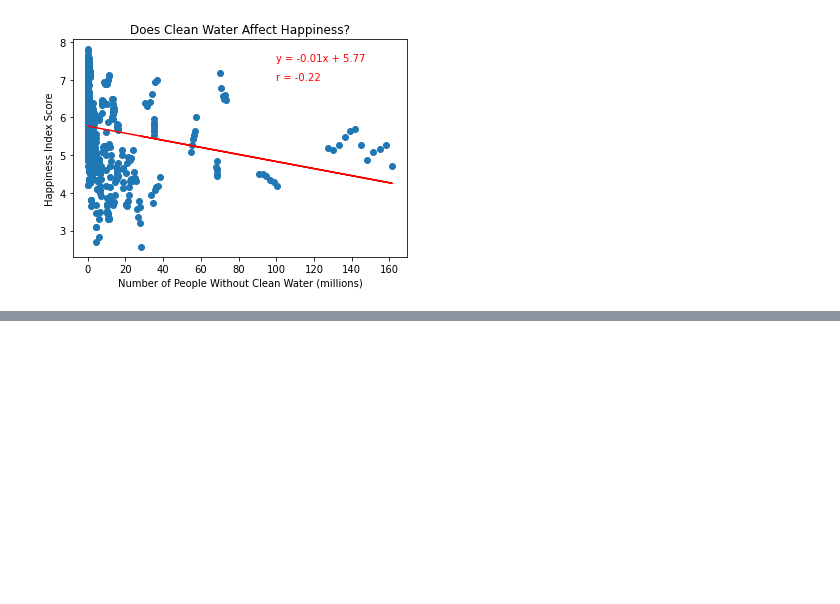
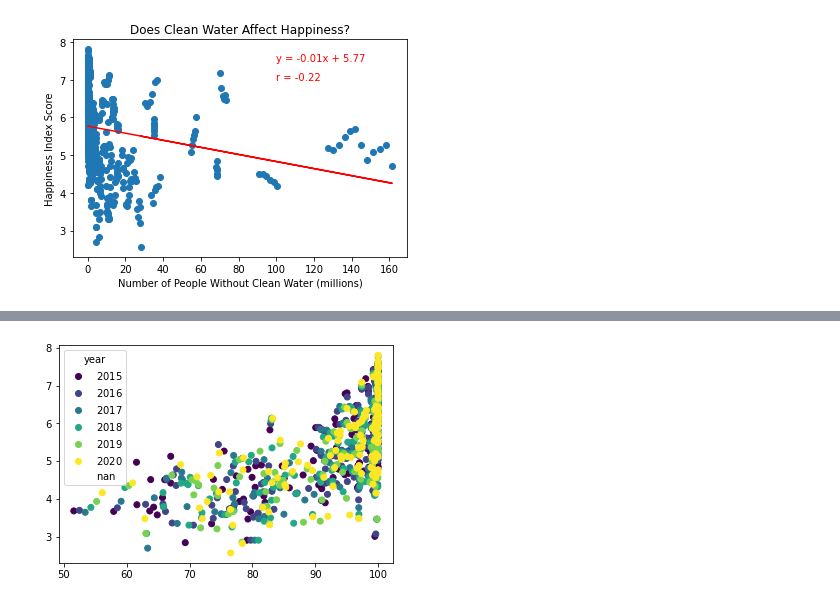
Before and after one commit to kawandag/PopulationvsHappinessData, a Jupyter notebook: waterSanitationVsWHI.ipynb, the cells around one changed output, grey strips where cells are left out. Drawn from its saved outputs; the diff is of its cells as text; code cells hidden in the pictures; blank space fills up the shorter version.

```diff
--- a/waterSanitationVsWHI.ipynb
+++ b/waterSanitationVsWHI.ipynb
@@ -4,4 +4,8 @@ import numpy as np
 import matplotlib.pyplot as plt
 import csv
 from scipy.stats import linregress
+# %%
+fp1 = "WHR2015-21.xlsx"
+fp3 = "Number without safe drinking water.csv"
+fp4 = "water-and-sanitation_percentAccesstoSafeWater.csv"
 # %%
@@ -107,3 +85,7 @@ plt.annotate(f"r = {r:.2f}", color="red", xy=(100, 7.0))
 plt.show()
 # %% [output]
 [figure]
+# %%
+#read percent access to safe water
+pasw_df = pd.read_csv(fp4, header = [0])
+pasw_df.head()
@@ -109,0 +121,20 @@ plt.show()
+# %%
+c = [
+    'Entity',
+    'Year',
+    'Access to improved drinking water',
+    'Access to basic drinking water',
+    'Access to limited drinking water',
+    'Access to unimproved drinking water',
+    'No access to drinking water',
+    'Access to safely managed drinking water',
+    'Access to improved sanitation',
+    'Access to basic sanitation services',
+    'Access to limited sanitation services',
+    'Access to unimproved sanitation facilities',
+    'Open defecation (no sanitation facilities)'
+]
+
+pasw_df = pasw_df[c]
+pasw_df = pasw_df.rename(columns={'Entity':'Country'})
+pasw_df.head()
@@ -109,0 +148,12 @@ plt.show()
+# %%
+merged_df2 = pd.merge(whi_df, pasw_df, on=["Country", "Year"], how="left")
+merged_df.dropna(inplace = True)
+# %%
+fig, ax = plt.subplots()
+
+b = plt.scatter(merged_df2["Access to improved drinking water"], merged_df2["Score"],c=merged_df2['Year'])
+legend = ax.legend(*b.legend_elements(), loc ='upper left',title ='year')
+
+plt.show()
+# %% [output]
+[figure, added]
```
Also changed, not shown: parts of 8 cells of this notebook.
